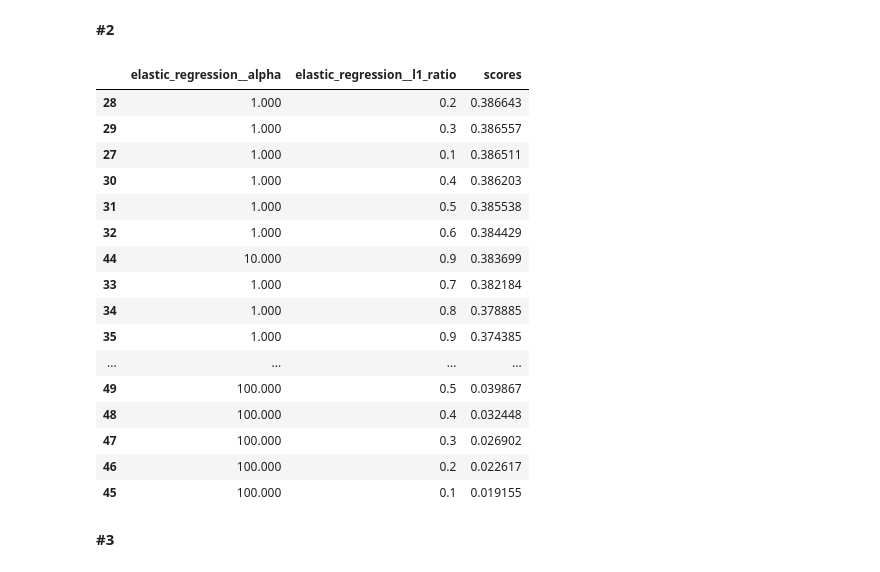
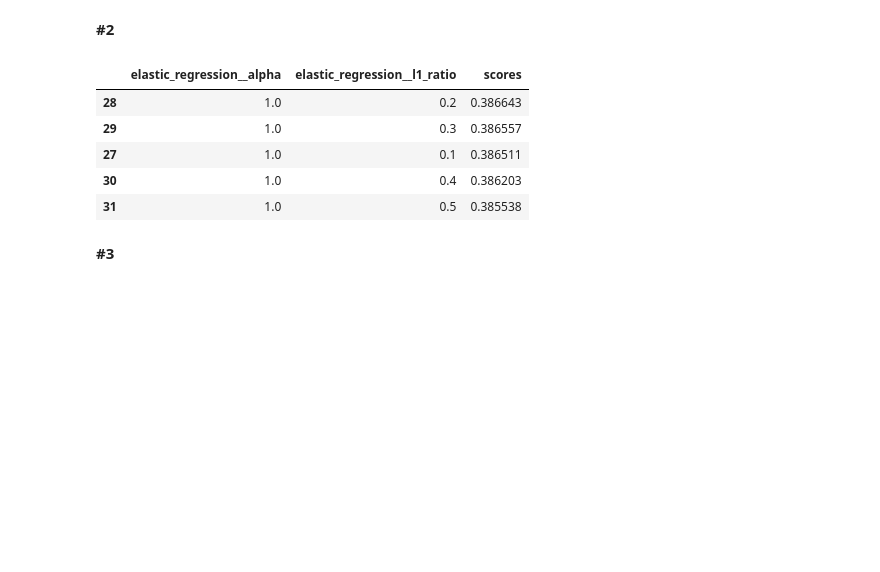
Before and after one commit to BLauf/GSB-544, a Jupyter notebook: labs/lab06/lab_06.ipynb, the cells around one changed output. Cells and saved outputs as stored; diff of their text form; code cells hidden in the pictures; blank space fills up the shorter version.

```diff
--- a/labs/lab06/lab_06.ipynb
+++ b/labs/lab06/lab_06.ipynb
@@ -536,45 +524,34 @@ ct = ColumnTransformer(
 lr_pipeline_1 = Pipeline(
   [("preprocessing", ct),
   ("elastic_regression", ElasticNet(alpha = .01, l1_ratio = .5))]
-)
+).set_output(transform="pandas")
 # %% [markdown]
 **#2**
 # %%
 #Use cross-validation to tune the lambda and alpha hyperparameters.
 
 #Use cross-validation to tune the hyperparameter.
 
 #tune lambdas/alphas to test multiple vals
 values = {"elastic_regression__alpha": [.001, .01, .1, 1, 10, 100],
           "elastic_regression__l1_ratio": [.1, .2, .3, .4, .5, .6, .7, .8, .9]}
 
 gscv = GridSearchCV(lr_pipeline_1, values, cv = 5, scoring='r2')
 
 gscv_fitted = gscv.fit(X, y)
 
 params_df = pd.DataFrame(gscv_fitted.cv_results_['params'])
 
 results_df = params_df.assign(scores=gscv_fitted.cv_results_['mean_test_score'])
 
-results_df.sort_values(by = 'scores', ascending = False)
+results_df.sort_values(by = 'scores', ascending = False).head()
 # %% [output]
 |  | elastic_regression__alpha | elastic_regression__l1_ratio | scores |
-| 28 | 1.000 | 0.2 | 0.386643 |
-| 29 | 1.000 | 0.3 | 0.386557 |
-| 27 | 1.000 | 0.1 | 0.386511 |
-| 30 | 1.000 | 0.4 | 0.386203 |
-| 31 | 1.000 | 0.5 | 0.385538 |
-| 32 | 1.000 | 0.6 | 0.384429 |
-| 44 | 10.000 | 0.9 | 0.383699 |
-| 33 | 1.000 | 0.7 | 0.382184 |
-| 34 | 1.000 | 0.8 | 0.378885 |
-| 35 | 1.000 | 0.9 | 0.374385 |
-| ... | ... | ... | ... |
-| 49 | 100.000 | 0.5 | 0.039867 |
-| 48 | 100.000 | 0.4 | 0.032448 |
-| 47 | 100.000 | 0.3 | 0.026902 |
-| 46 | 100.000 | 0.2 | 0.022617 |
-| 45 | 100.000 | 0.1 | 0.019155 |
+| 28 | 1.0 | 0.2 | 0.386643 |
+| 29 | 1.0 | 0.3 | 0.386557 |
+| 27 | 1.0 | 0.1 | 0.386511 |
+| 30 | 1.0 | 0.4 | 0.386203 |
+| 31 | 1.0 | 0.5 | 0.385538 |
 # %% [markdown]
 **#3**
 # %%
```
Also changed, not shown: parts of 36 cells of this notebook.
